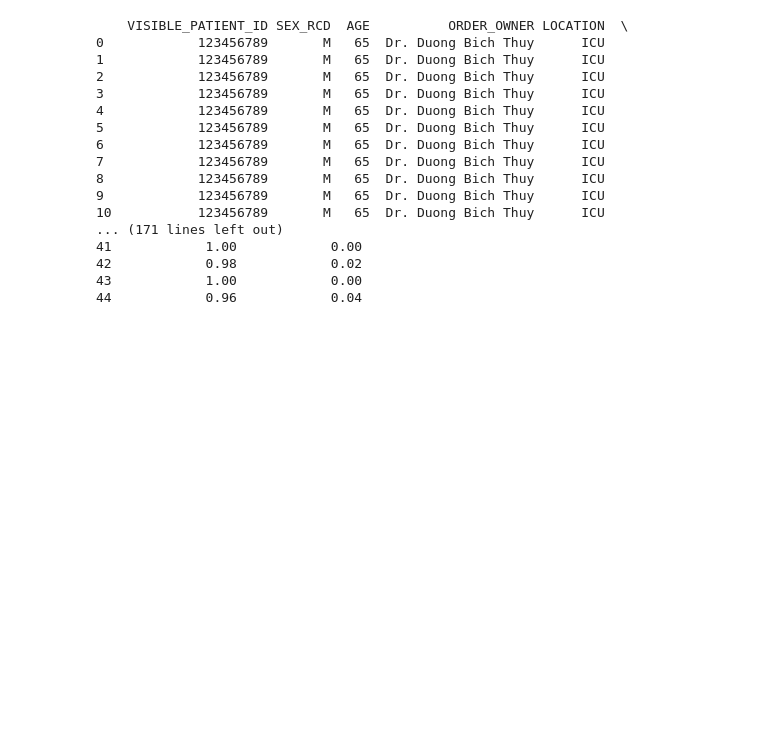
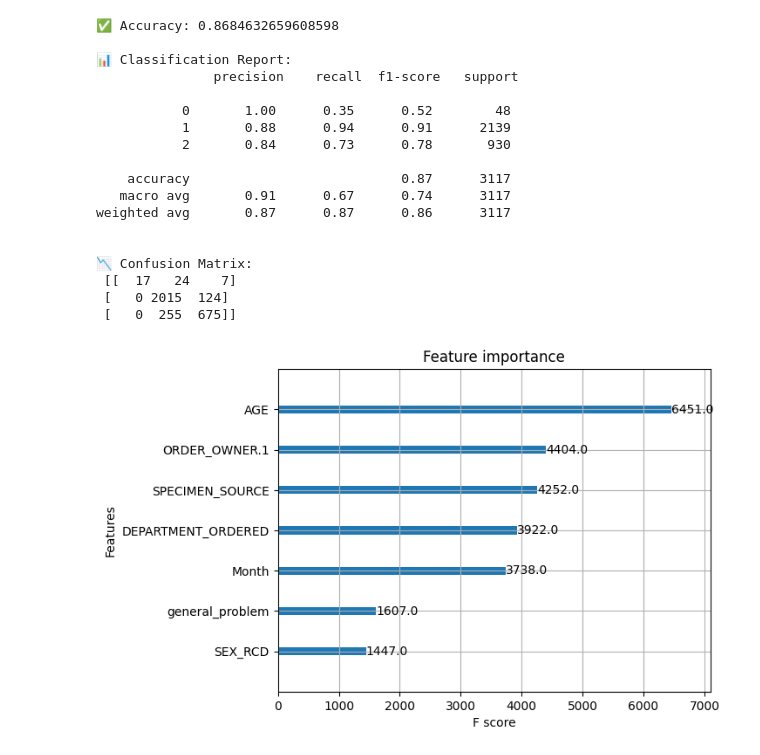
Before and after one commit to tranvi123456/predict-antibiotic, a Jupyter notebook: test_GUI.ipynb, the cells around one changed output. Cells and saved outputs as stored; diff of their text form; code cells hidden in the pictures; blank space fills up the shorter version.

```diff
--- a/test_GUI.ipynb
+++ b/test_GUI.ipynb
@@ -42,20 +0,0 @@ new_patient_encoded = decode_and_overwrite(new_patient_encoded)
-# %%
-print(new_patient_encoded)
-# %% [output]
-    VISIBLE_PATIENT_ID SEX_RCD  AGE          ORDER_OWNER LOCATION  \
-0            123456789       M   65  Dr. Duong Bich Thuy      ICU
-1            123456789       M   65  Dr. Duong Bich Thuy      ICU
-2            123456789       M   65  Dr. Duong Bich Thuy      ICU
-3            123456789       M   65  Dr. Duong Bich Thuy      ICU
-4            123456789       M   65  Dr. Duong Bich Thuy      ICU
-5            123456789       M   65  Dr. Duong Bich Thuy      ICU
-6            123456789       M   65  Dr. Duong Bich Thuy      ICU
-7            123456789       M   65  Dr. Duong Bich Thuy      ICU
-8            123456789       M   65  Dr. Duong Bich Thuy      ICU
-9            123456789       M   65  Dr. Duong Bich Thuy      ICU
-10           123456789       M   65  Dr. Duong Bich Thuy      ICU
-... (171 lines left out)
-41            1.00            0.00
-42            0.98            0.02
-43            1.00            0.00
-44            0.96            0.04
@@ -61,0 +21,28 @@ print(new_patient_encoded)
+# %%
+df = pd.read_excel('TimeOut2023_2024_combined.xlsx')
+# %%
+df_pipeline = preprocess_pipeline_df(df)
+# %%
+result1 = preprocess_pipeline_df1(df_pipeline)
+# %%
+model, prediction_df1_1 = xgb_model_1_1(result1)
+# %% [output]
+✅ Accuracy: 0.8684632659608598
+
+📊 Classification Report:
+               precision    recall  f1-score   support
+
+           0       1.00      0.35      0.52        48
+           1       0.88      0.94      0.91      2139
+           2       0.84      0.73      0.78       930
+
+    accuracy                           0.87      3117
+   macro avg       0.91      0.67      0.74      3117
+weighted avg       0.87      0.87      0.86      3117
+
+
+📉 Confusion Matrix:
+ [[  17   24    7]
+ [   0 2015  124]
+ [   0  255  675]]
+[figure, added]
```
Also changed, not shown: parts of 47 cells of this notebook, 46 other files.
